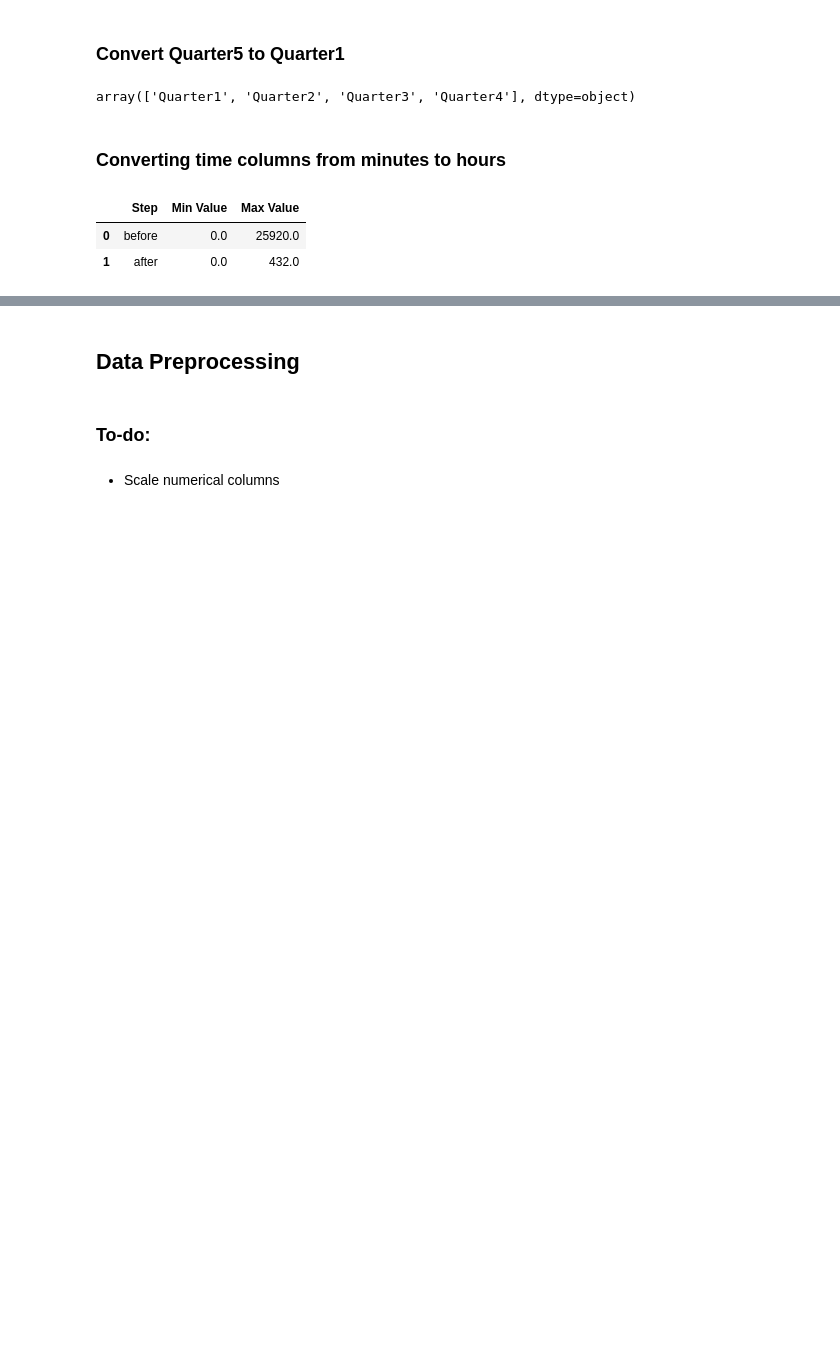
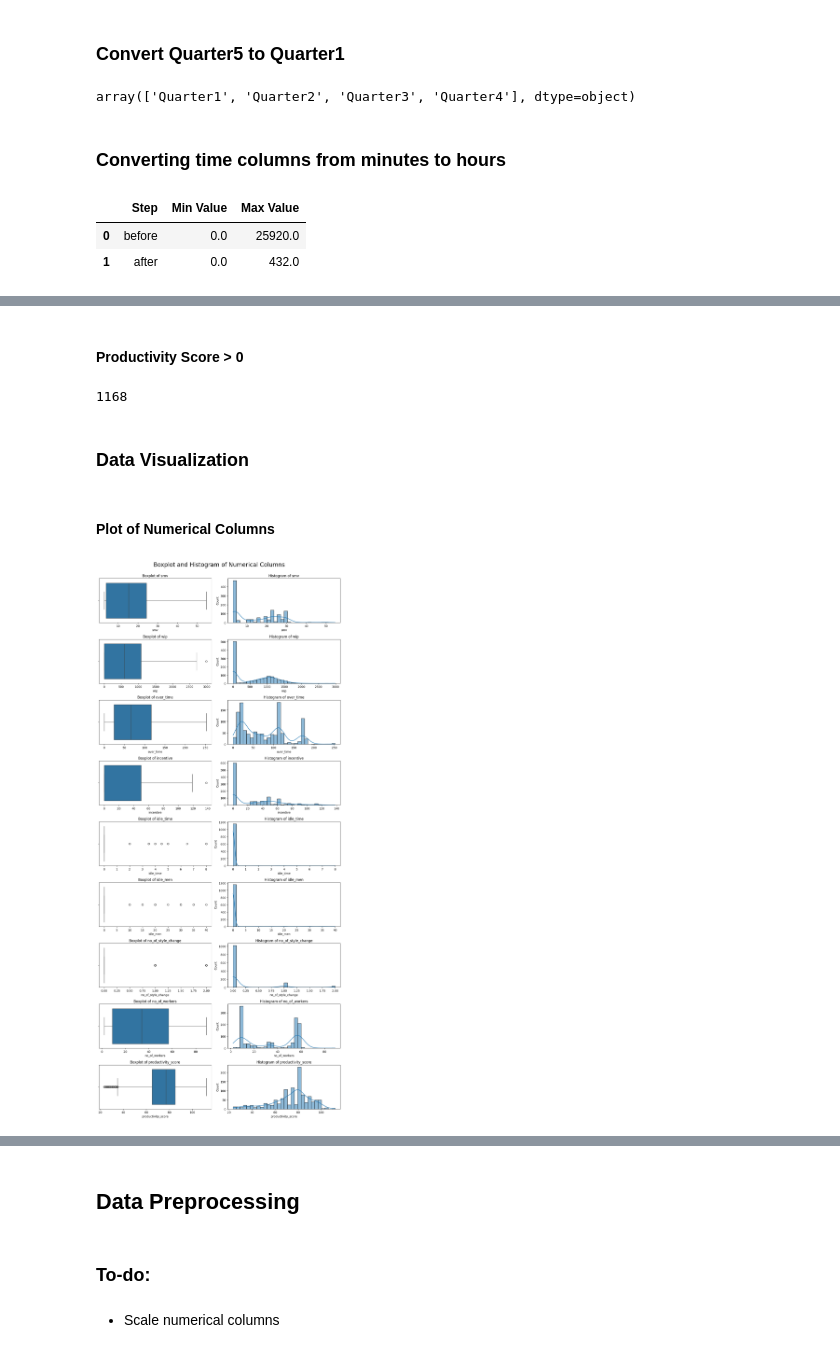
Before and after one commit to Tinnne/UTSDeepLearning, a Jupyter notebook: Number1.ipynb, the cells around one changed output, grey strips where cells are left out. Saved outputs shown, nothing was run; the diff lists cells and outputs as text; code cells hidden in the pictures; blank space fills up the shorter version.

Commit message:
DONE: Data Cleaning

```diff
--- a/Number1.ipynb
+++ b/Number1.ipynb
@@ -459,0 +476,2 @@ overtime_df
+# %%
+data = data[data["incentive"] < 500]
@@ -459,0 +480,2 @@ overtime_df
+# %%
+data = data[data["idle_time"] < 50]
@@ -459,0 +494,18 @@ overtime_df
+# %%
+data = data[data["no_of_workers"] > 0]
+# %% [markdown]
+#### Productivity Score > 0
+# %%
+data = data[data["productivity_score"] > 0]
+# %%
+len(data)
+# %% [output]
+1168
+# %% [markdown]
+### Data Visualization
+# %% [markdown]
+#### Plot of Numerical Columns
+# %%
+num_plot(data)
+# %% [output]
+[figure, added]
```
Also changed, not shown: parts of 18 cells of this notebook.
